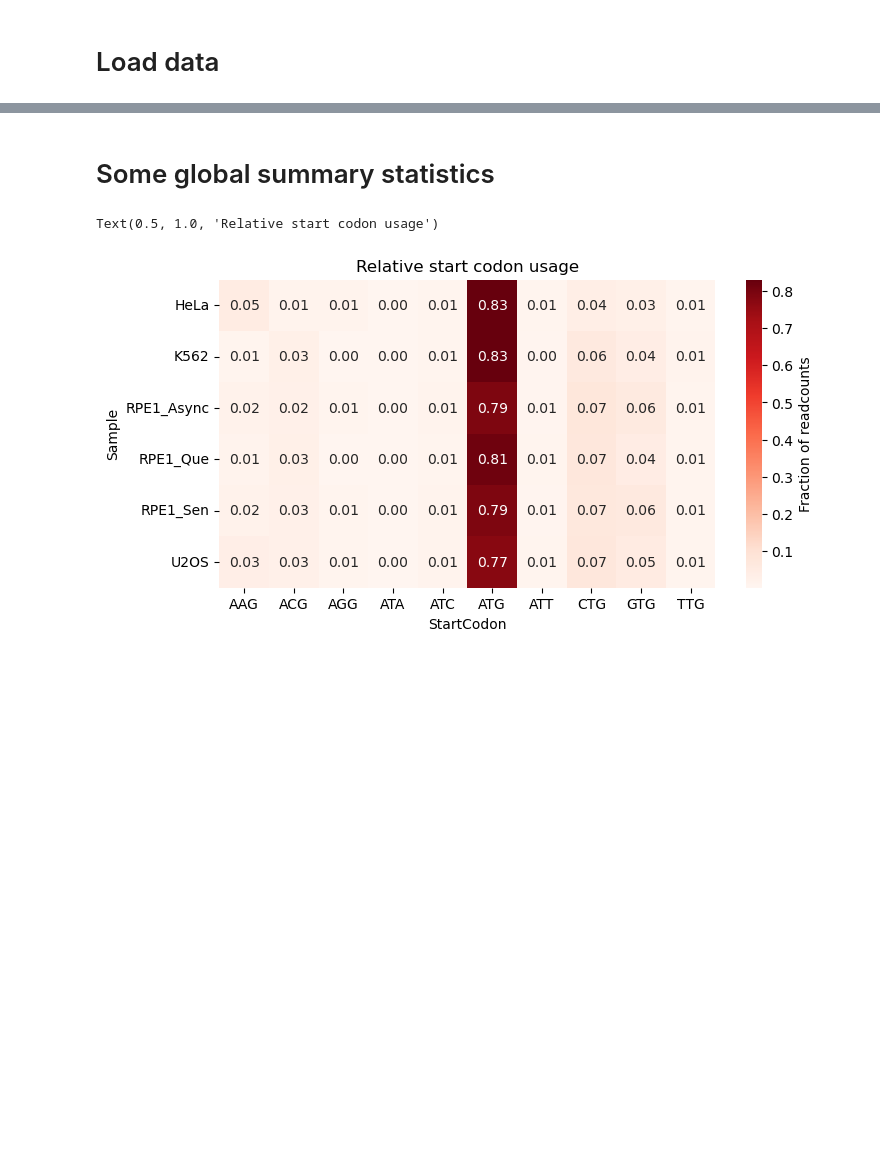
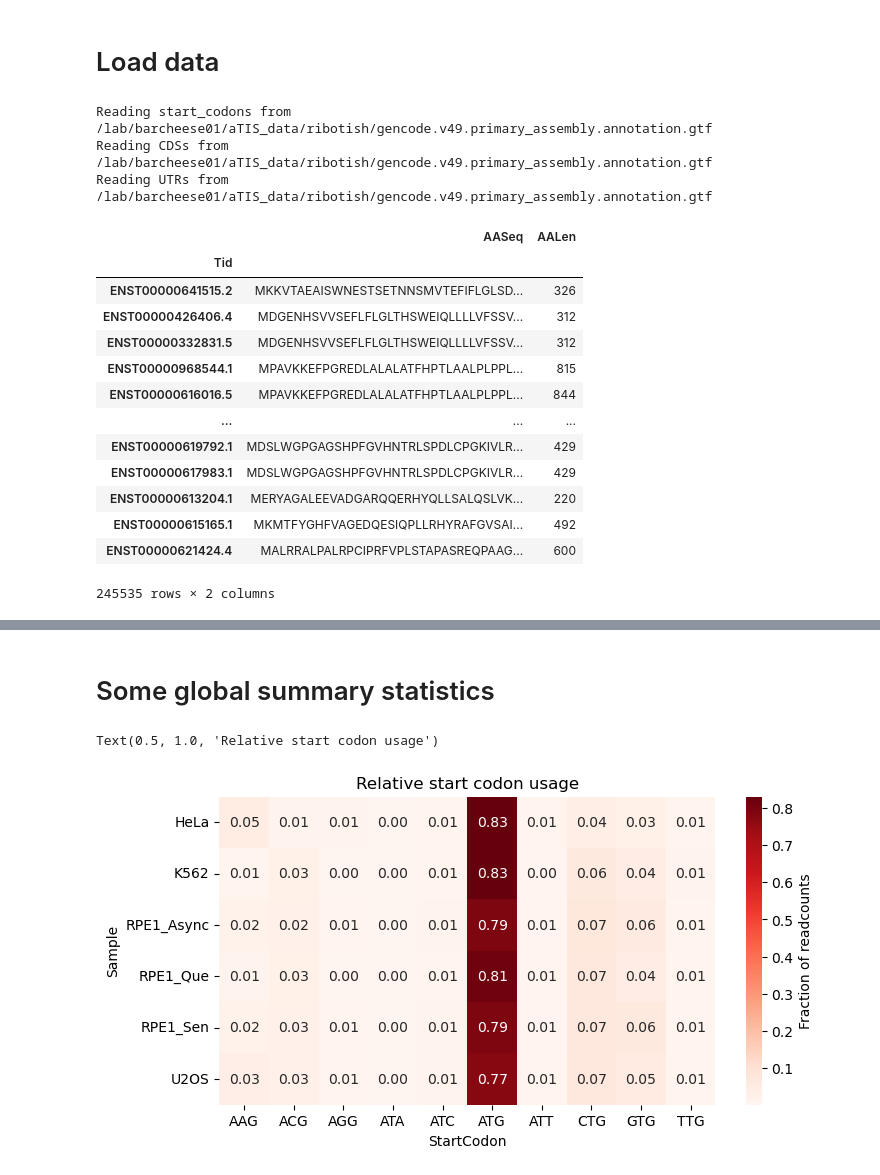
Before and after one commit to cheeseman-lab/coTISja, a Jupyter notebook: src/notebooks/explore_tis_data.ipynb, the cells around one changed output, grey strips where cells are left out. Saved outputs shown, nothing was run; the diff lists cells and outputs as text; code cells hidden in the pictures; blank space fills up the shorter version.

```diff
--- a/src/notebooks/explore_tis_data.ipynb
+++ b/src/notebooks/explore_tis_data.ipynb
@@ -8,3 +12,44 @@ from filter_utils import *
 import re
 # %%
 experiment_table, sample_df, replicate_df = load_experiment_manifest()
+# %%
+def load_gtf_annotations(gtf_path=GTF_FILE, features=['start_codon', 'CDS', 'UTR']):
+    annotation_tables = []
+    if isinstance(features, str):
+        features = [features]
+    for feature in features:
+        print(f'Reading {feature}s from {gtf_path}')
+        annotation_tables.append(load_transcript_annotations(gtf_path=gtf_path, feature_type=feature))
+    if len(annotation_tables) == 1:
+        return annotation_tables[0]
+    else:
+        return annotation_tables
+
+gtf_annotations = load_gtf_annotations()
+start_codon_annotations, cds_annotations, utr_annotations = gtf_annotations
+# %% [output]
+Reading start_codons from /lab/barcheese01/aTIS_data/ribotish/gencode.v49.primary_assembly.annotation.gtf
+Reading CDSs from /lab/barcheese01/aTIS_data/ribotish/gencode.v49.primary_assembly.annotation.gtf
+Reading UTRs from /lab/barcheese01/aTIS_data/ribotish/gencode.v49.primary_assembly.annotation.gtf
+# %%
+transcript_to_genome_pos = get_canonical_genome_positions(cds_annotations=cds_annotations)
+transcript_to_utr_length = get_utr_lengths(cds_annotations=cds_annotations, utr_annotations=utr_annotations)
+transcript_to_start_codon = get_start_codons(start_codon_annotations=start_codon_annotations, genome_file=GENOME_FILE)
+transcript_to_protein = get_protein_products(protein_fasta=PROTEIN_FASTA)
+# %%
+transcript_to_protein.set_index('Tid').reindex(index=)
+# %% [output]
+|  | AASeq | AALen |
+| Tid |  |  |
+| ENST00000641515.2 | MKKVTAEAISWNESTSETNNSMVTEFIFLGLSD... | 326 |
+| ENST00000426406.4 | MDGENHSVVSEFLFLGLTHSWEIQLLLLVFSSV... | 312 |
+| ENST00000332831.5 | MDGENHSVVSEFLFLGLTHSWEIQLLLLVFSSV... | 312 |
+| ENST00000968544.1 | MPAVKKEFPGREDLALALATFHPTLAALPLPPL... | 815 |
+| ENST00000616016.5 | MPAVKKEFPGREDLALALATFHPTLAALPLPPL... | 844 |
+| ... | ... | ... |
+| ENST00000619792.1 | MDSLWGPGAGSHPFGVHNTRLSPDLCPGKIVLR... | 429 |
+| ENST00000617983.1 | MDSLWGPGAGSHPFGVHNTRLSPDLCPGKIVLR... | 429 |
+| ENST00000613204.1 | MERYAGALEEVADGARQQERHYQLLSALQSLVK... | 220 |
+| ENST00000615165.1 | MKMTFYGHFVAGEDQESIQPLLRHYRAFGVSAI... | 492 |
+| ENST00000621424.4 | MALRRALPALRPCIPRFVPLSTAPASREQPAAG... | 600 |
+245535 rows × 2 columns
```
Also changed, not shown: parts of 14 cells of this notebook, 3 other files.
